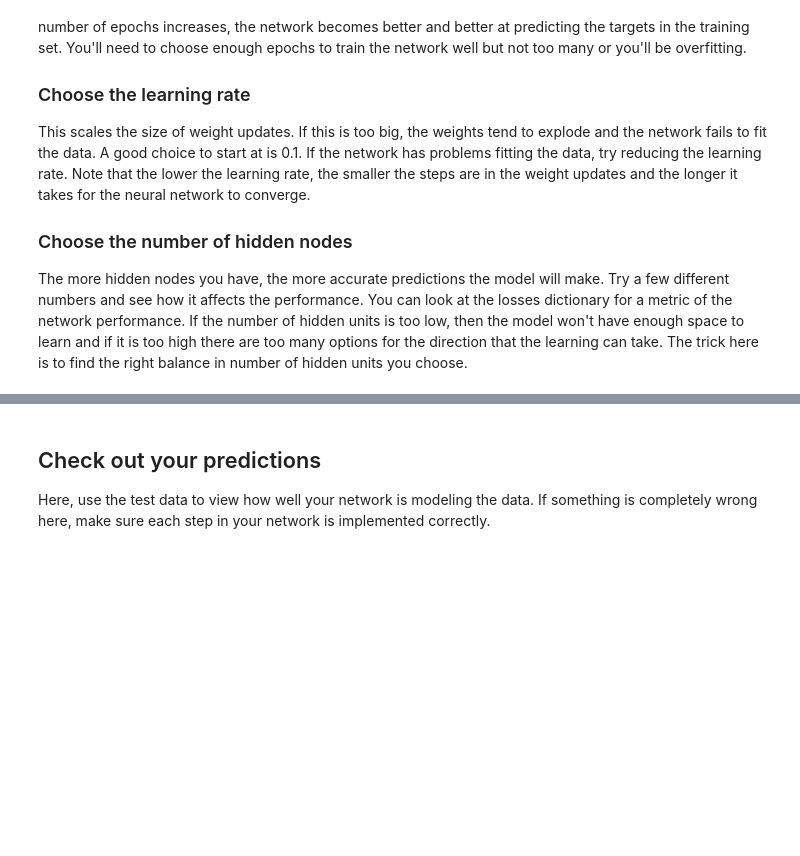
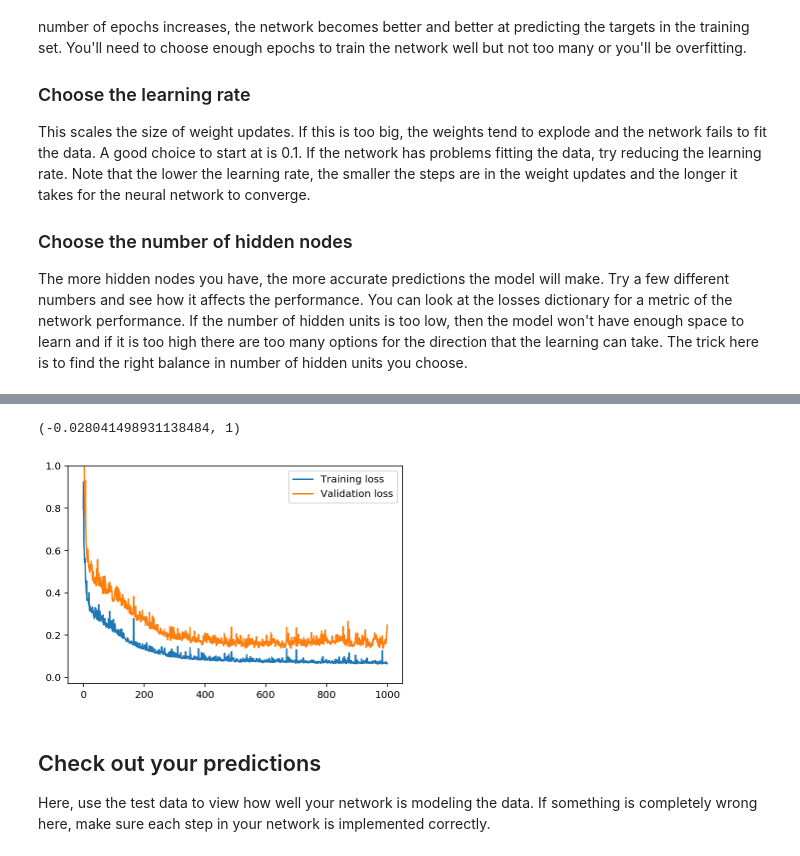
Before and after one commit to lucasdmoyer/Bikeshare-Neural-Network, a Jupyter notebook: dlnd-your-first-neural-network.ipynb, the cells around one changed output, grey strips where cells are left out. Saved outputs shown, nothing was run; the diff lists cells and outputs as text; code cells hidden in the pictures; blank space fills up the shorter version.

```diff
--- a/dlnd-your-first-neural-network.ipynb
+++ b/dlnd-your-first-neural-network.ipynb
@@ -246,8 +248,11 @@ Progress: 50.0% ... Training loss: 1.405 ... Validation loss: 1.420
 # %%
 plt.plot(losses['train'], label='Training loss')
 plt.plot(losses['validation'], label='Validation loss')
 plt.legend()
-plt.ylim(ymax=0.5)
+plt.ylim(ymax=1)
+# %% [output]
+(-0.028041498931138484, 1)
+[figure, added]
 # %% [markdown]
 ## Check out your predictions
 
```
Also changed, not shown: parts of 5 cells of this notebook, 1 other file.
